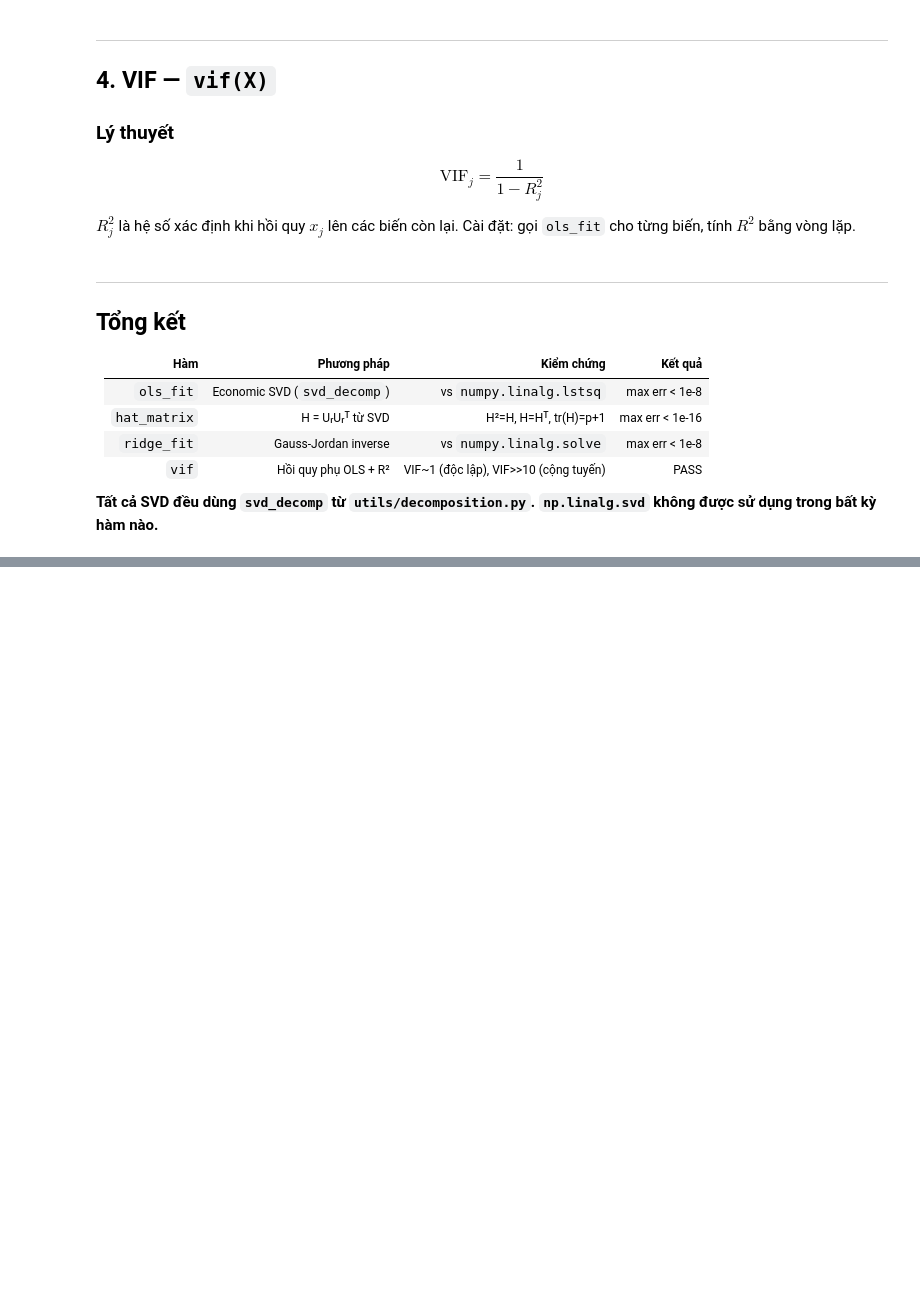
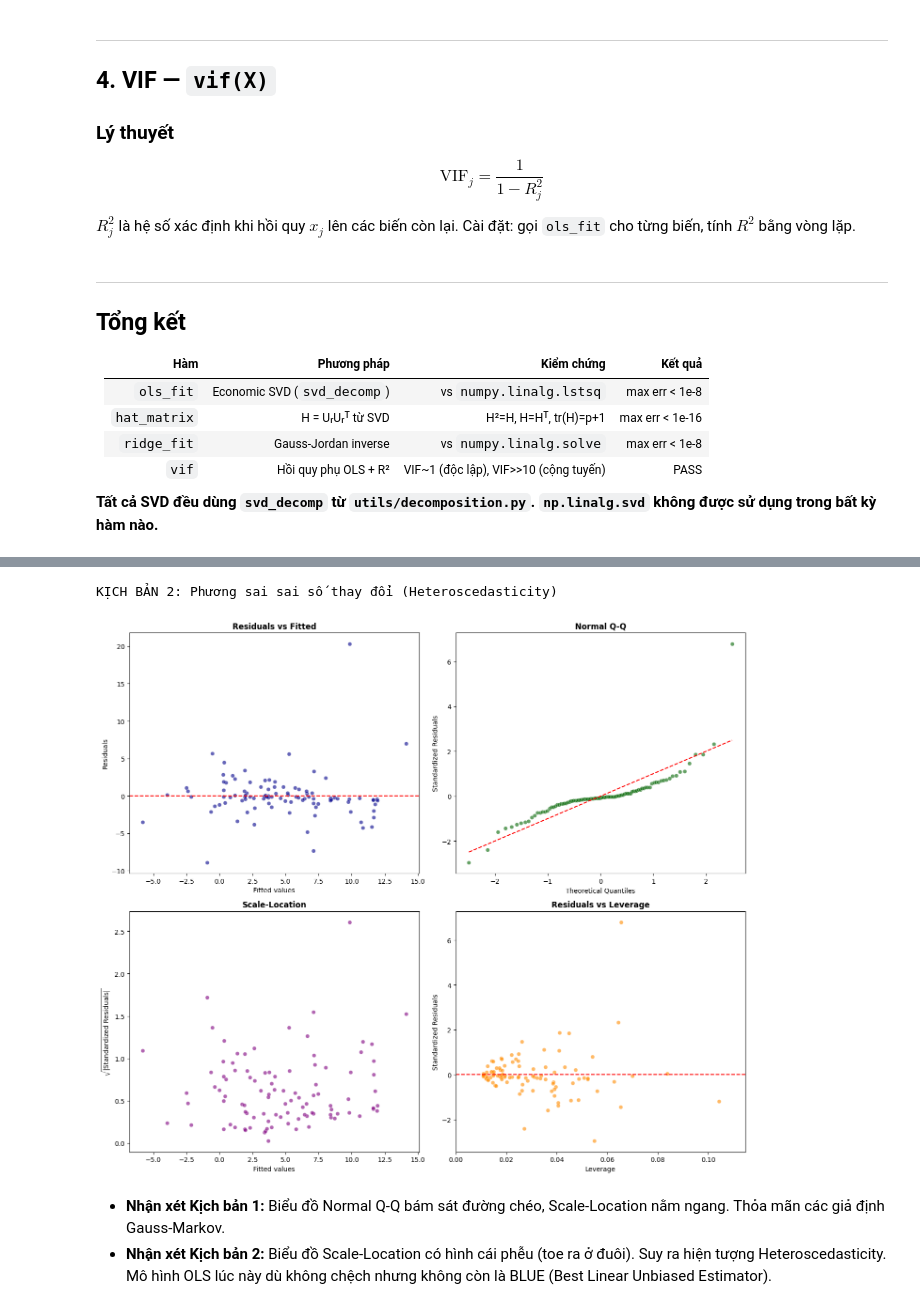
Before and after one commit to QuangNguyenNgoc/datafitting-and-ols-methods, a Jupyter notebook: part1/part1_notebook.ipynb, the cells around one changed output, grey strips where cells are left out. Saved outputs shown, nothing was run; the diff lists cells and outputs as text; code cells hidden in the pictures; blank space fills up the shorter version.

```diff
--- a/part1/part1_notebook.ipynb
+++ b/part1/part1_notebook.ipynb
@@ -164,0 +298,16 @@ print('PASS: VIF rat cao khi co bien gan tuong quan tuyen tinh')
+# %%
+# Case 2: Tạo Bad Data
+noise_hetero = np.random.randn(n) * (X_toy[:, 0] ** 2) * 3  # Nhiễu phình to theo X1
+y_bad = X_toy_design.dot(true_beta) + noise_hetero
+beta_bad = (
+    np.linalg.inv(X_toy_design.T.dot(X_toy_design)).dot(X_toy_design.T).dot(y_bad)
+)
+
+print("KỊCH BẢN 2: Phương sai sai số thay đổi (Heteroscedasticity)")
+residual_plots(X_toy_design, y_bad, beta_bad)
+# %% [output]
+KỊCH BẢN 2: Phương sai sai số thay đổi (Heteroscedasticity)
+[figure, added]
+# %% [markdown]
+* **Nhận xét Kịch bản 1:** Biểu đồ Normal Q-Q bám sát đường chéo, Scale-Location nằm ngang. Thỏa mãn các giả định Gauss-Markov.
+* **Nhận xét Kịch bản 2:** Biểu đồ Scale-Location có hình cái phễu (toe ra ở đuôi). Suy ra hiện tượng Heteroscedasticity. Mô hình OLS lúc này dù không chệch nhưng không còn là BLUE (Best Linear Unbiased Estimator).
```
Also changed, not shown: parts of 16 cells of this notebook.
